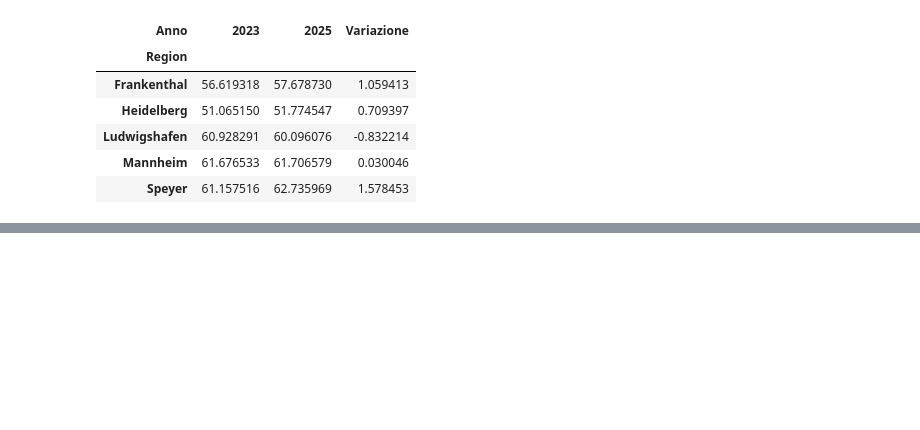
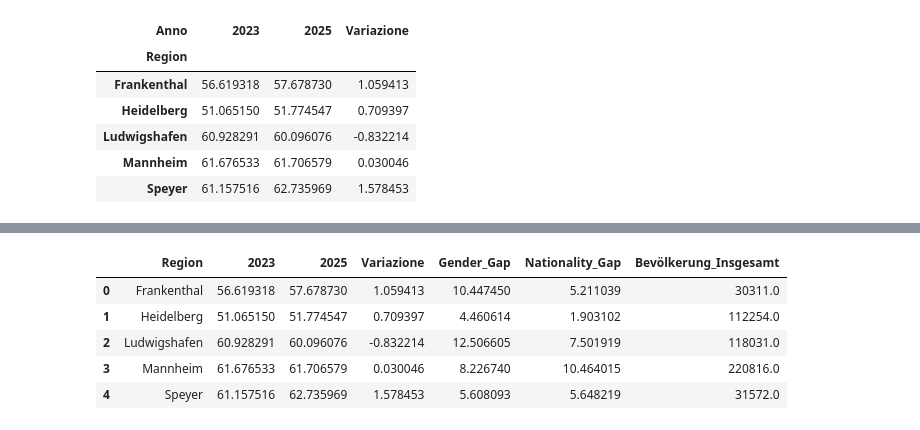
Before and after one commit to Etnakid/rhein-neckar-labour-market, a Jupyter notebook: notebooks/01_data_inspection.ipynb, the cells around one changed output, grey strips where cells are left out. Cells and saved outputs as stored; diff of their text form; code cells hidden in the pictures; blank space fills up the shorter version.

```diff
--- a/notebooks/01_data_inspection.ipynb
+++ b/notebooks/01_data_inspection.ipynb
@@ -1143,0 +1199,3 @@ confronto_pivot
+# %%
+profilo_citta = confronto_pivot.copy()
+profilo_citta
@@ -1143,0 +1210,7 @@ confronto_pivot
+# %%
+profilo_citta = profilo_citta.merge(
+    occupazione_genere[["Region", "Gender_Gap"]],
+    on="Region"
+)
+
+profilo_citta
@@ -1143,0 +1224,7 @@ confronto_pivot
+# %%
+profilo_citta = profilo_citta.merge(
+    occupazione_nazionalita[["Region", "Nationality_Gap"]],
+    on="Region"
+)
+
+profilo_citta
@@ -1143,0 +1238,14 @@ confronto_pivot
+# %%
+profilo_citta = profilo_citta.merge(
+    dimensione_citta[["Region", "Bevölkerung_Insgesamt"]],
+    on="Region"
+)
+
+profilo_citta
+# %% [output]
+|  | Region | 2023 | 2025 | Variazione | Gender_Gap | Nationality_Gap | Bevölkerung_Insgesamt |
+| 0 | Frankenthal | 56.619318 | 57.678730 | 1.059413 | 10.447450 | 5.211039 | 30311.0 |
+| 1 | Heidelberg | 51.065150 | 51.774547 | 0.709397 | 4.460614 | 1.903102 | 112254.0 |
+| 2 | Ludwigshafen | 60.928291 | 60.096076 | -0.832214 | 12.506605 | 7.501919 | 118031.0 |
+| 3 | Mannheim | 61.676533 | 61.706579 | 0.030046 | 8.226740 | 10.464015 | 220816.0 |
+| 4 | Speyer | 61.157516 | 62.735969 | 1.578453 | 5.608093 | 5.648219 | 31572.0 |
```
Also changed, not shown: parts of 8 cells of this notebook.
